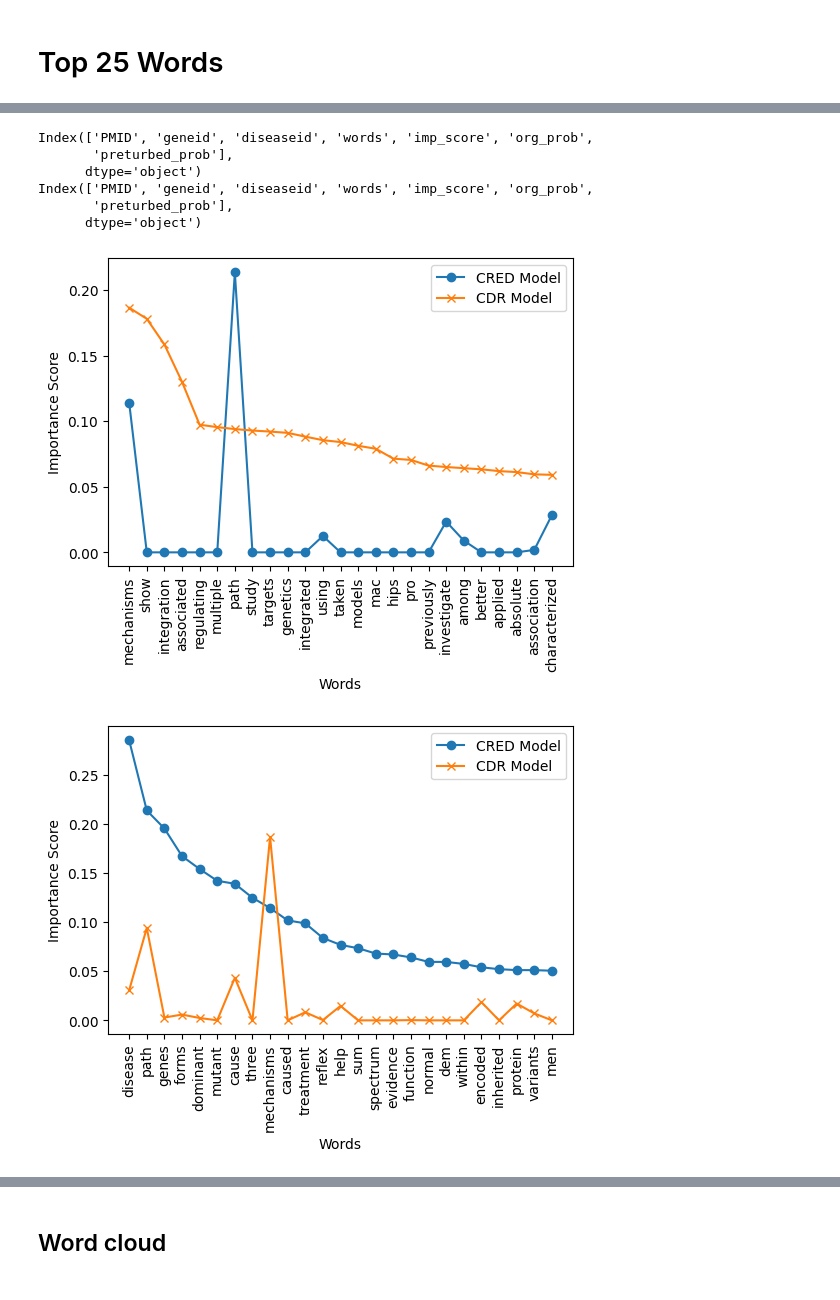
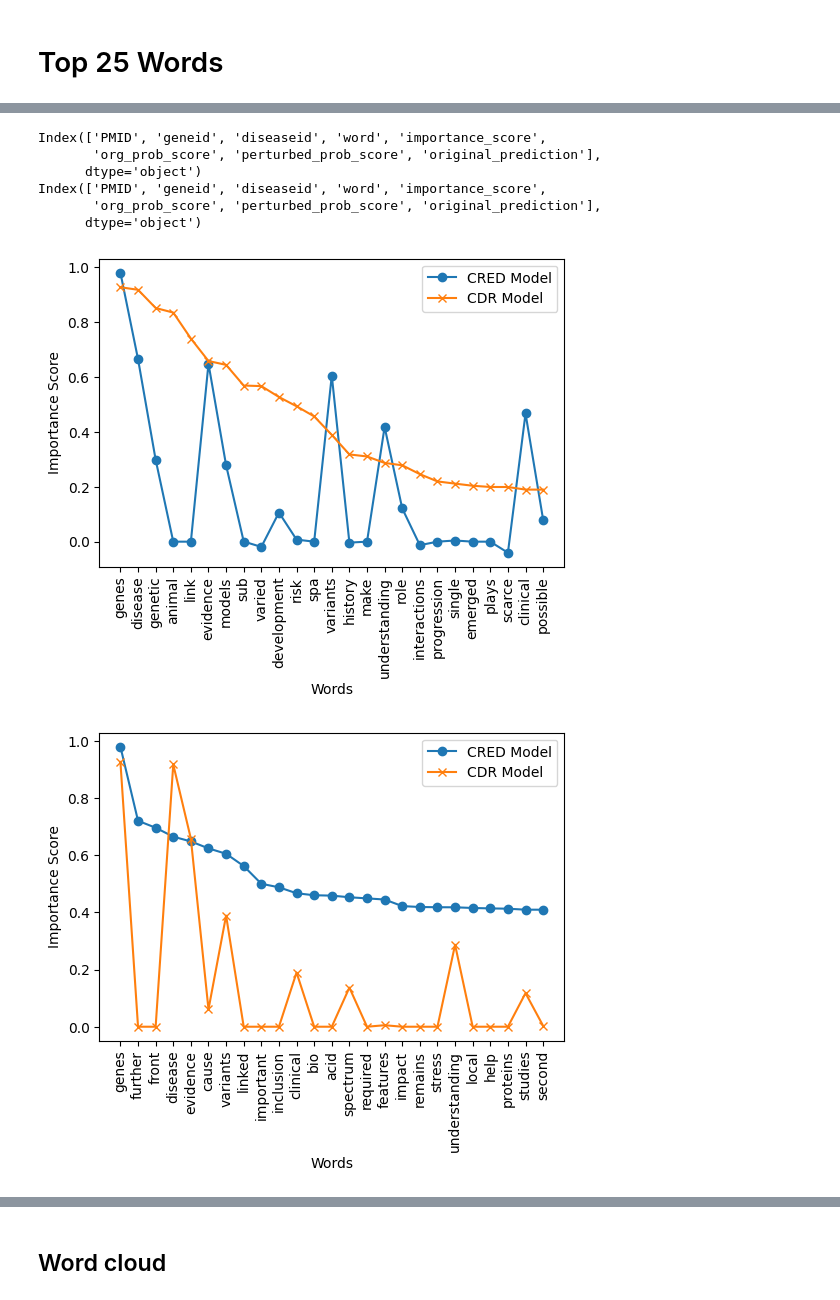
Before and after one commit to BIRDSgroup/CRED, a Jupyter notebook: scripts/code/interpretation_graph_new.ipynb, the cells around one changed output, grey strips where cells are left out. Cells and saved outputs as stored; diff of their text form; code cells hidden in the pictures.

```diff
--- a/scripts/code/interpretation_graph_new.ipynb
+++ b/scripts/code/interpretation_graph_new.ipynb
@@ -89,5 +103,6 @@ Generating box plot...
 # %%
-file_path_cdr = 'word_importance_score_cdr_withpred_train.tsv'
+# file_path_cdr = 'word_importance_score_cdr_withpred_train.tsv'
+file_path_cdr ='../CRED_application/new_formula/word_importance_score_cdr_withpred_train_svm.tsv'
 analyze_datasets(file_path_cdr)
 # %% [output]
 Dataset loaded successfully.
@@ -128,77 +242,81 @@ import seaborn as sns
 
 def load_and_sort_data(file_path_cred, file_path_cdr):
     data_cred = pd.read_csv(file_path_cred,delimiter='\t')
-    data_cdr = pd.read_csv(file_path_cdr)
+    data_cdr = pd.read_csv(file_path_cdr,delimiter='\t')
     print(data_cred.columns)
     print(data_cdr.columns)
-    sorted_data_cred = data_cred.sort_values(by='imp_score', ascending=False)
-    sorted_data_cdr = data_cdr.sort_values(by='imp_score', ascending=False)
+    sorted_data_cred = data_cred.sort_values(by='importance_score', ascending=False)
+    sorted_data_cdr = data_cdr.sort_values(by='importance_score', ascending=False)
 
-    sorted_data_cred = sorted_data_cred.drop_duplicates(subset=['PMID', 'geneid', 'diseaseid', 'words'], keep="first")
-    sorted_data_cdr = sorted_data_cdr.drop_duplicates(subset=['PMID', 'geneid', 'diseaseid', 'words'], keep="first")
+    sorted_data_cred = sorted_data_cred.drop_duplicates(subset=['PMID', 'geneid', 'diseaseid', 'word'], keep="first")
+    sorted_data_cdr = sorted_data_cdr.drop_duplicates(subset=['PMID', 'geneid', 'diseaseid', 'word'], keep="first")
 
-    sorted_data_cred = sorted_data_cred.rename(columns={'word': 'words', 'perturbed_prob_score': 'perturbed_prob', 'org_prob_score': 'org_prob'})
-    data_cred = data_cred.rename(columns={'word': 'words', 'perturbed_prob_score': 'perturbed_prob', 'org_prob_score': 'org_prob'})
+    sorted_data_cred = sorted_data_cred.rename(columns={'perturbed_prob_score': 'perturbed_prob', 'org_prob_score': 'org_prob'})
+    data_cred = data_cred.rename(columns={'perturbed_prob_score': 'perturbed_prob', 'org_prob_score': 'org_prob'})
 
     return sorted_data_cred, sorted_data_cdr
 
 def merge_and_clean_data(sorted_data_cred, sorted_data_cdr):
-    merged_data = pd.merge(sorted_data_cred, sorted_data_cdr, on=['PMID', 'geneid', 'diseaseid', 'words'], suffixes=('_CRED', '_CDR'))
-    merged_data_cleaned = merged_data.drop_duplicates(subset=['PMID', 'geneid', 'diseaseid', 'words'], keep="first")
+    merged_data = pd.merge(sorted_data_cred, sorted_data_cdr, on=['PMID', 'geneid', 'diseaseid', 'word'], suffixes=('_CRED', '_CDR'))
+    merged_data_cleaned = merged_data.drop_duplicates(subset=['PMID', 'geneid', 'diseaseid', 'word'], keep="first")
     return merged_data_cleaned
 
 def aggregate_data(merged_data_cleaned):
-    aggregated_df = merged_data_cleaned.groupby(['words']).max().reset_index()
+    aggregated_df = merged_data_cleaned.groupby(['word']).max().reset_index()
     return aggregated_df
 
 def get_top_words(aggregated_df, column, top_n=25):
+    aggregated_df = aggregated_df[~aggregated_df['word'].str.isdigit()]
     top_words = aggregated_df.sort_values(by=column, ascending=False).head(top_n)
     return top_words
 
 def plot_data(data):
     # Selecting only the necessary columns for the plot
-    plot_data = data[['words', 'imp_score_CRED', 'imp_score_CDR']]
+    plot_data = data[['word', 'importance_score_CRED', 'importance_score_CDR']]
 
     # Plotting
     import matplotlib.pyplot as plt
 
     plt.figure(figsize=(6, 4))
-    plt.plot(plot_data['words'], plot_data['imp_score_CRED'], label='CRED Model', marker='o')
-    plt.plot(plot_data['words'], plot_data['imp_score_CDR'], label='CDR Model', marker='x')
+    plt.plot(plot_data['word'], plot_data['importance_score_CRED'], label='CRED Model', marker='o')
+    plt.plot(plot_data['word'], plot_data['importance_score_CDR'], label='CDR Model', marker='x')
     plt.xticks(rotation=90)
     plt.xlabel('Words')
     plt.ylabel('Importance Score')
     #plt.title('Top 25 Words from CRED Model and their Importance in CDR Model')
     plt.legend()
     #plt.tight_layout()
     plt.show()
 
 # File paths for svm
-file_path_cred = '/home/ubuntu/CRED_application/word_imp_sc_new_CRED_trained_svm.tsv'
-file_path_cdr = '/home/ubuntu/bert_gt/word_imp_sc_test_data_CDR_trained.csv'
+file_path_cred = '../CRED_application/new_formula/word_importance_score_cred_withpred_test_xgb.tsv'
+file_path_cdr = '../CRED_application/new_formula/word_importance_score_cdr_withpred_test_xgb.tsv'
+
+# file_path_cred = '/home/ubuntu/CRED_application/word_imp_sc_new_CRED_trained_svm.tsv'
+# file_path_cdr = '/home/ubuntu/bert_gt/word_imp_sc_test_data_CDR_trained.csv'
 
 # Load and sort data
 sorted_data_cred, sorted_data_cdr = load_and_sort_data(file_path_cred, file_path_cdr)
 
 # Merge and clean data
 merged_data_cleaned = merge_and_clean_data(sorted_data_cred, sorted_data_cdr)
 
 # Aggregate data
 aggregated_df = aggregate_data(merged_data_cleaned)
 
 # Get top 25 words
-top_25_words_cdr = get_top_words(aggregated_df, 'imp_score_CDR')
-top_25_words_cred = get_top_words(aggregated_df, 'imp_score_CRED')
+top_25_words_cdr = get_top_words(aggregated_df, 'importance_score_CDR')
+top_25_words_cred = get_top_words(aggregated_df, 'importance_score_CRED')
 plot_data(top_25_words_cdr)
 plot_data(top_25_words_cred)
 
 # Plot top words one by one
 # %% [output]
-Index(['PMID', 'geneid', 'diseaseid', 'words', 'imp_score', 'org_prob',
-       'preturbed_prob'],
+Index(['PMID', 'geneid', 'diseaseid', 'word', 'importance_score',
+       'org_prob_score', 'perturbed_prob_score', 'original_prediction'],
       dtype='object')
-Index(['PMID', 'geneid', 'diseaseid', 'words', 'imp_score', 'org_prob',
-       'preturbed_prob'],
+Index(['PMID', 'geneid', 'diseaseid', 'word', 'importance_score',
+       'org_prob_score', 'perturbed_prob_score', 'original_prediction'],
       dtype='object')
-[figure, old version]
+[figure, new version]
-[figure, old version]
+[figure, new version]
```
Also changed, not shown: parts of 10 cells of this notebook, 1 other file.
